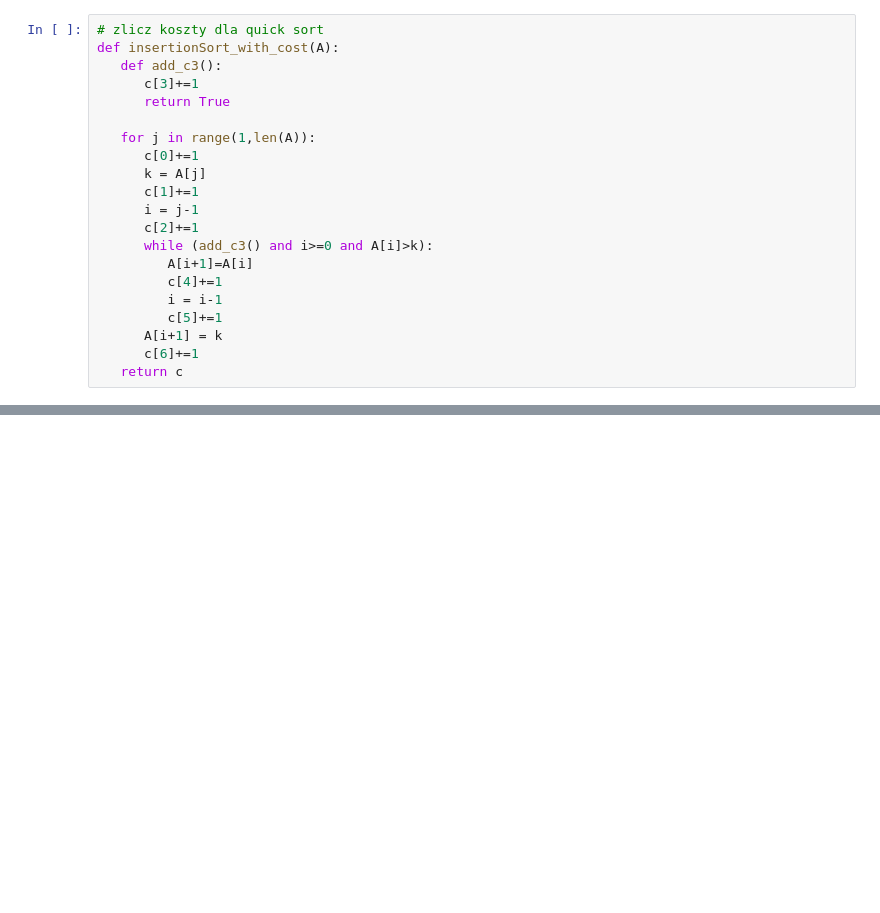
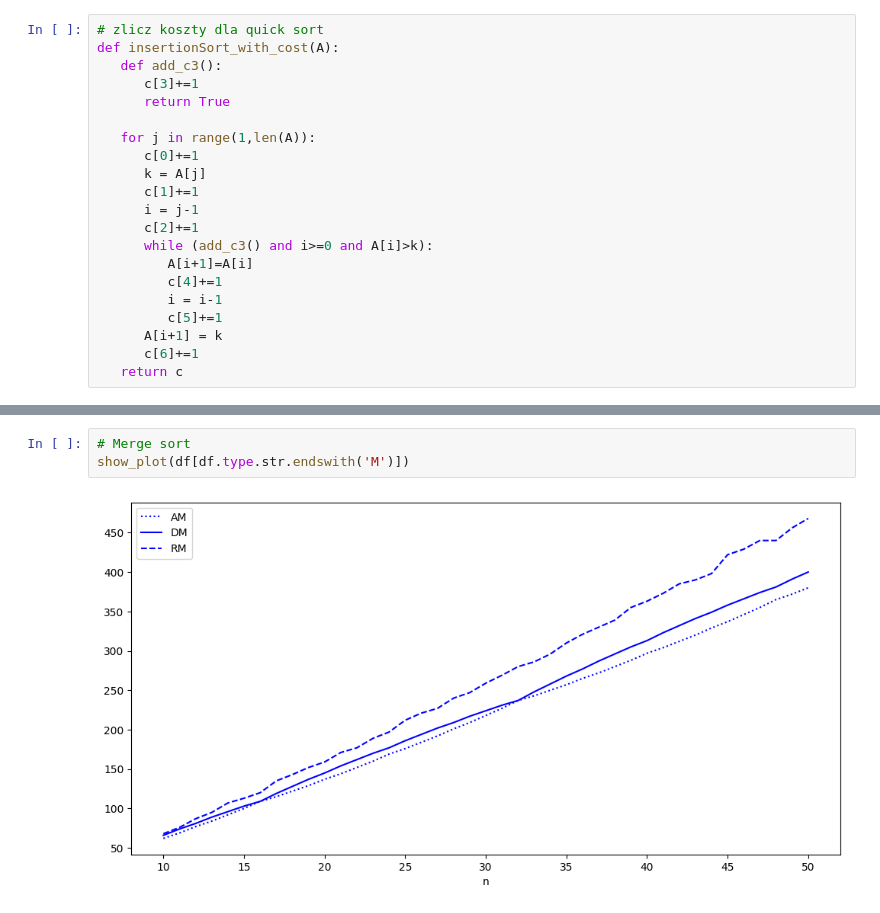
Before and after one commit to marcinsawinski/UEP_KIE_ASD_LAB_PROG, a Jupyter notebook: asd_2_3_solution.ipynb, the cells around one changed output, grey strips where cells are left out. Drawn from its saved outputs; the diff is of its cells as text; blank space fills up the shorter version.

```diff
--- a/asd_2_3_solution.ipynb
+++ b/asd_2_3_solution.ipynb
@@ -310,0 +318,5 @@ df = show_plot(cost)
+# %%
+# Merge sort
+show_plot(df[df.type.str.endswith('M')])
+# %% [output]
+[figure, added]
```
Also changed, not shown: parts of 5 cells of this notebook.
